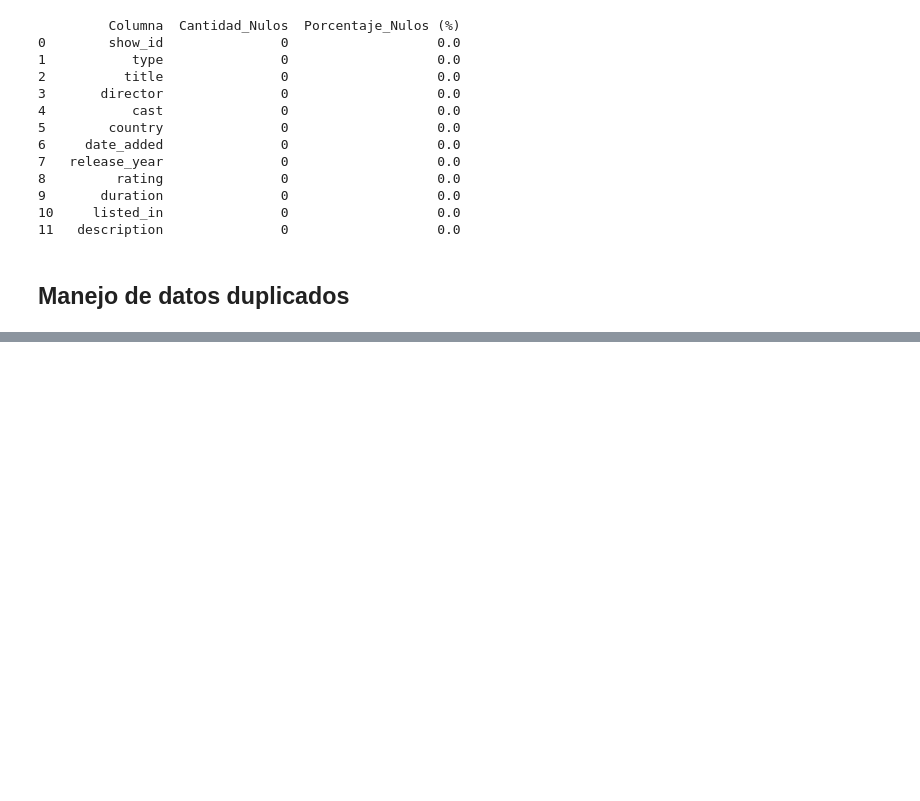
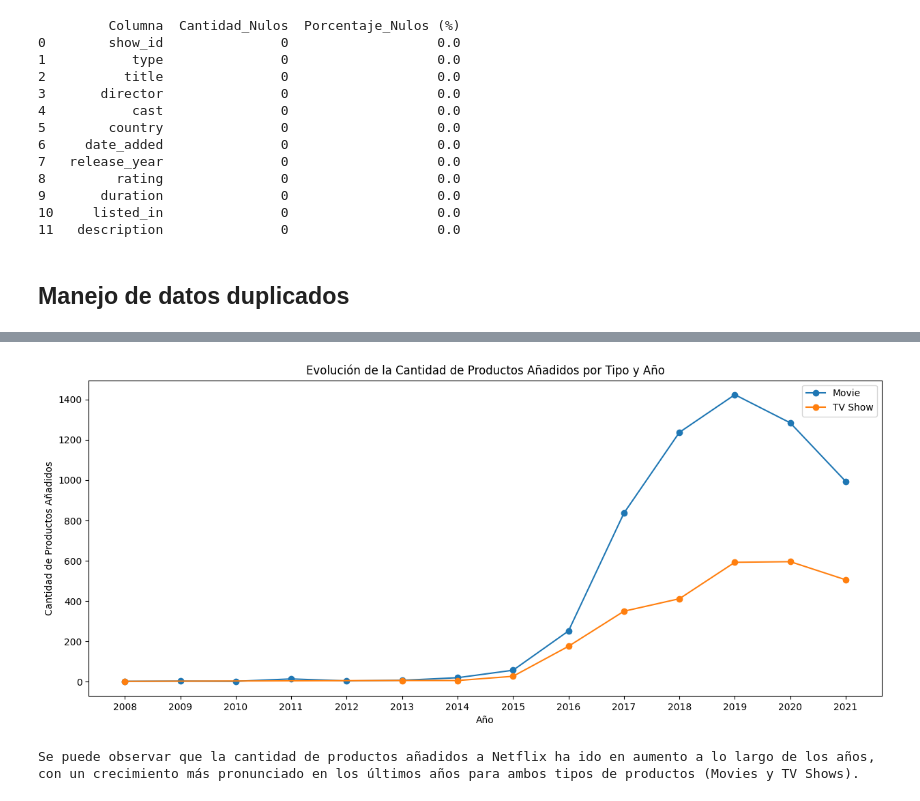
Before and after one commit to anton613/Proyecto_Data_Analisis_Series_Peliculas_Netflix, a Jupyter notebook: NoteBook/analisis.ipynb, the cells around one changed output, grey strips where cells are left out. Cells and saved outputs as stored; diff of their text form; code cells hidden in the pictures; blank space fills up the shorter version.

```diff
--- a/NoteBook/analisis.ipynb
+++ b/NoteBook/analisis.ipynb
@@ -166,0 +210,20 @@ No hay registros duplicados en la columna 'show_id'
+# %%
+# Visualización: Top 10 Clasificaciones con Mayor Cantidad de Productos en Netflix
+df_Type_YearAdded = df.copy()
+df_Type_YearAdded['year_added'] = pd.to_datetime(df['date_added'], format='%d/%m/%Y').dt.strftime('%Y')
+df_Type_YearAdded.groupby(by=['type', 'year_added']).count()['show_id'].to_frame()
+
+fig, ax = plt.subplots(figsize=(15,6))
+for tipo in df_Type_YearAdded['type'].unique():
+    datos_tipo = df_Type_YearAdded[df['type'] == tipo].groupby('year_added').count()['show_id']
+    ax.plot(datos_tipo.index, datos_tipo.values, marker='o', label=tipo)
+ax.set_title("Evolución de la Cantidad de Productos Añadidos por Tipo y Año")
+ax.set_xlabel("Año")
+ax.set_ylabel("Cantidad de Productos Añadidos")
+plt.legend()
+plt.show()
+print('Se puede observar que la cantidad de productos añadidos a Netflix ha ido en aumento a lo largo de los años,\ncon un crecimiento más pronunciado en los últimos años para ambos tipos de productos (Movies y TV Shows).')
+# %% [output]
+[figure, added]
+Se puede observar que la cantidad de productos añadidos a Netflix ha ido en aumento a lo largo de los años,
+con un crecimiento más pronunciado en los últimos años para ambos tipos de productos (Movies y TV Shows).
```
Also changed, not shown: parts of 8 cells of this notebook.
